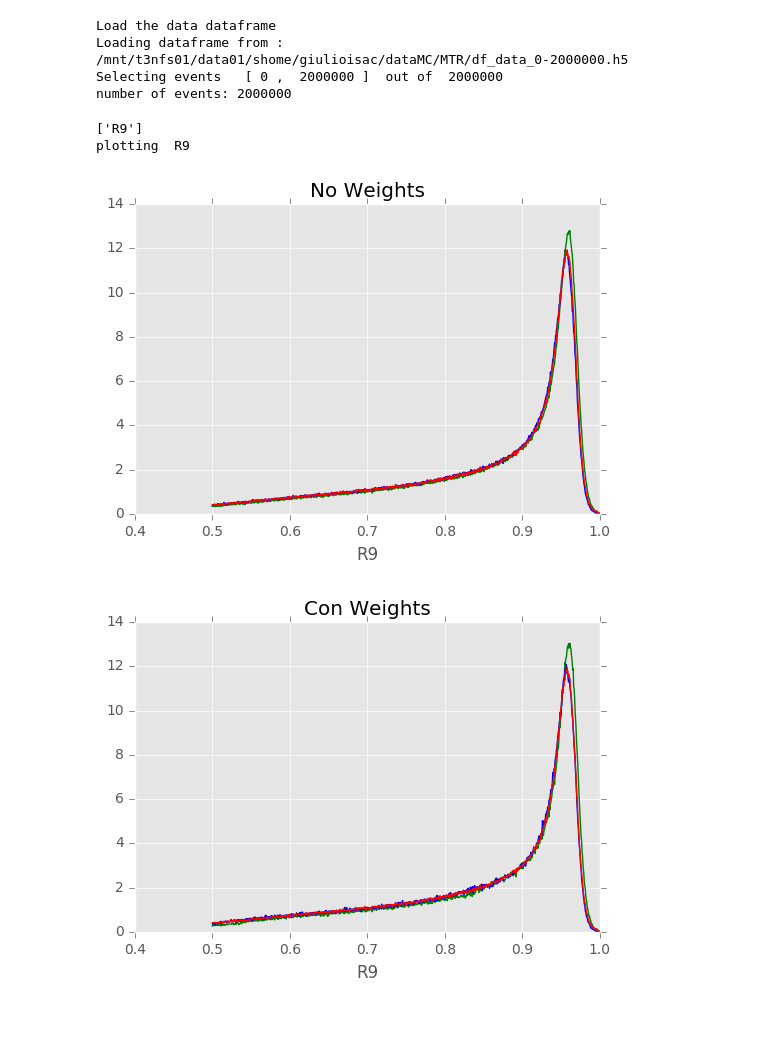
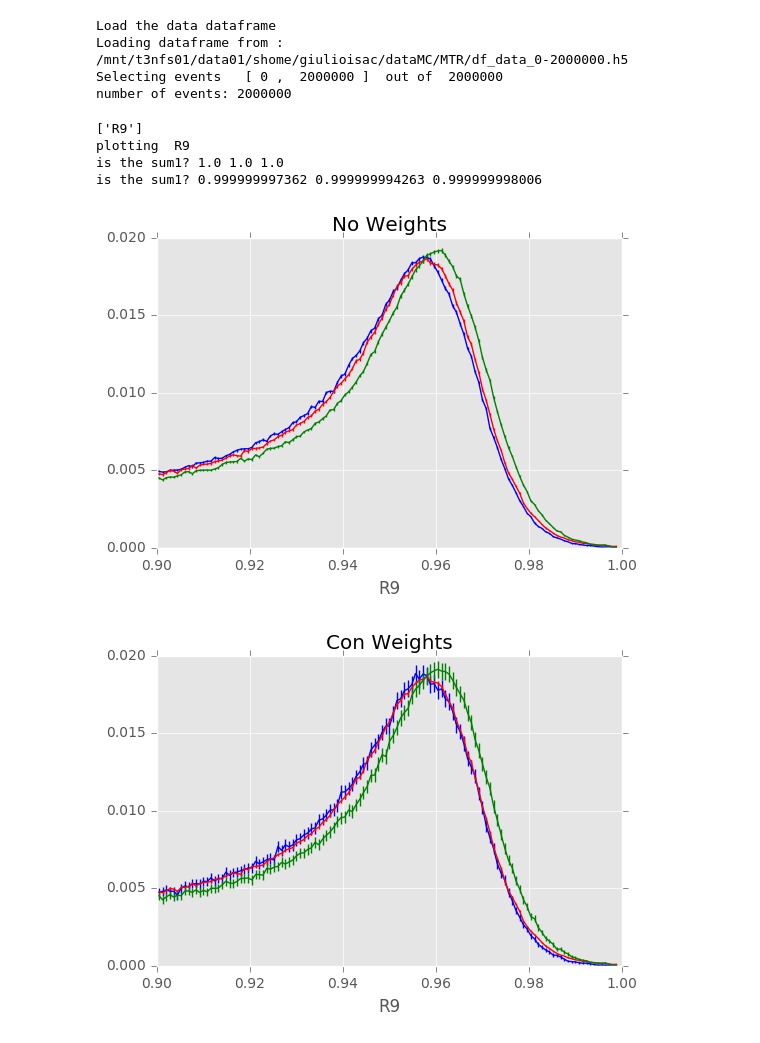
Before and after one commit to threiten/dataMC-1, a Jupyter notebook: MTR/TestCode02_WithAndWithoutWeightsEB+EE.ipynb, the cells around one changed output. Cells and saved outputs as stored; diff of their text form; code cells hidden in the pictures.

Commit message:
added errorbars

```diff
--- a/MTR/TestCode02_WithAndWithoutWeightsEB+EE.ipynb
+++ b/MTR/TestCode02_WithAndWithoutWeightsEB+EE.ipynb
@@ -100,7 +100,7 @@ for yvar in ylist:
     rv = []
     if yvar == "R9":
         rv  = np.arange(0.0,1.0,0.001)
-        rv2 = np.arange(0.5,1.0,0.0006)
+        rv2 = np.arange(0.9,1.0,0.0008)
         rv3 = np.arange(0.5,0.95,0.008)
 
     if yvar == "S4":
@@ -125,47 +125,91 @@ for yvar in ylist:
         rv = np.arange(-0.0002, 0.0002,0.0000001)
         rv2 = np.arange(-0.00005, 0.00005,0.0000001)
     if yvar == "PhoIso03":
         rv = np.arange(-0.05, 0.05,0.0005)
         rv2 = np.arange(0.1, 5.0,0.05)
     if yvar == "ChIso03":
         rv = np.arange(-0.05, 0.05,0.0005)
         rv2 = np.arange(0.1, 5.,0.05)
     if yvar == "ChIso03worst":
         rv = np.arange(-0.05, 0.05,0.0005)
         rv2 = np.arange(0.1, 5.0, 0.05)
 
     fig = plt.figure()
     ax = fig.add_subplot(111)
     ax.set_xlabel(yvar)
-    mc_bins, _edges = np.histogram(dfmc_NoWeights[yvar], rv2, normed = 1)
+
+    #compute histograms:
+    mc_bins, _edges = np.histogram(dfmc_NoWeights[yvar], rv2)
     edges = _edges[:len(_edges)-1]
-    plt.plot(edges,mc_bins,"g")
-    mccorr_bins, _edges = np.histogram(dfmc_NoWeights[yvarcorr], rv2, normed = 1)
+
+    mccorr_bins, _edges = np.histogram(dfmc_NoWeights[yvarcorr], rv2)
     edges = _edges[:len(_edges)-1]
-    plt.plot(edges  ,mccorr_bins,"b")
-    data_bins, _edges = np.histogram(dfdata[yvar], rv2, normed = 1)
+
+    data_bins, _edges = np.histogram(dfdata[yvar], rv2)
     edges = _edges[:len(_edges)-1]
-    plt.plot(edges  ,data_bins,"r")
+
+    #calculate error:
+    edges = _edges[:len(_edges)-1]
+    bincenters = 0.5*(_edges[1:]+_edges[:-1])
+    width      = 0
+    menStd     = np.sqrt(mc_bins)/float(np.sum(mc_bins))
+    menStdCorr     = np.sqrt(mccorr_bins)/float(np.sum(mccorr_bins))
+    menStddata     = np.sqrt(data_bins)/float(np.sum(data_bins))
+
+    #normallize it in height:
+    mccorr_bins=mccorr_bins/float(np.sum(mccorr_bins))
+    mc_bins=mc_bins/float(np.sum(mc_bins))
+    data_bins=data_bins/float(np.sum(data_bins))
+
+    #check that the sum is 1
+    print "is the sum1?",sum(mccorr_bins),sum(mc_bins),sum(data_bins)
+    #plot it
+    plt.errorbar(bincenters, mccorr_bins,yerr=menStdCorr,  color='b', capsize=0)
+    plt.errorbar(bincenters, data_bins, yerr=menStddata, color='r', capsize=0)
+    plt.errorbar(bincenters, mc_bins,yerr=menStd,  color='g',capsize=0)
+
     ax.set_title('No Weights')
 
     fig = plt.figure()
     ax = fig.add_subplot(111)
     ax.set_xlabel(yvar)
-    mc_bins, _edges = np.histogram(dfmc_ConWeights[yvar], rv2, normed = 1, weights=dfmc_ConWeights["weight"])
+    mc_bins, _edges = np.histogram(dfmc_ConWeights[yvar], rv2, weights=dfmc_ConWeights["weight"])
     edges = _edges[:len(_edges)-1]
-    plt.plot(edges,mc_bins,"g")
-    mccorr_bins, _edges = np.histogram(dfmc_ConWeights[yvarcorr], rv2, normed = 1, weights=dfmc_ConWeights["weight"])
+
+    mccorr_bins, _edges = np.histogram(dfmc_ConWeights[yvarcorr], rv2,weights=dfmc_ConWeights["weight"])
     edges = _edges[:len(_edges)-1]
-    plt.plot(edges  ,mccorr_bins,"b")
-    data_bins, _edges = np.histogram(dfdata[yvar], rv2, normed = 1,weights=dfdata["weight"])
+
+    data_bins, _edges = np.histogram(dfdata[yvar], rv2,weights=dfdata["weight"])
     edges = _edges[:len(_edges)-1]
-    plt.plot(edges  ,data_bins,"r")
+
+
+    #calculate error -multiply by 0.1 weights?-
+    edges = _edges[:len(_edges)-1]
+    bincenters = 0.5*(_edges[1:]+_edges[:-1])
+    width      = 0
+    menStd     = np.sqrt(mc_bins)/float(np.sum(mc_bins))
+    menStdCorr     = np.sqrt(mccorr_bins)/float(np.sum(mccorr_bins))
+    menStddata     = np.sqrt(data_bins)/float(np.sum(data_bins))
+
+    #normallize it in height:
+    mccorr_bins=mccorr_bins/float(np.sum(mccorr_bins))
+    mc_bins=mc_bins/float(np.sum(mc_bins))
+    data_bins=data_bins/float(np.sum(data_bins))
+
+    #check that the sum is 1
+    print "is the sum1?",sum(mccorr_bins),sum(mc_bins),sum(data_bins)
+    #plot it
+    plt.errorbar(bincenters, mccorr_bins,yerr=menStdCorr,  color='b', capsize=0)
+    plt.errorbar(bincenters, data_bins, yerr=menStddata, color='r', capsize=0)
+    plt.errorbar(bincenters, mc_bins,yerr=menStd,  color='g',capsize=0)
     ax.set_title('Con Weights')
 # %% [output]
 ['R9']
 plotting  R9
+is the sum1? 1.0 1.0 1.0
+is the sum1? 0.999999997362 0.999999994263 0.999999998006
-[figure, old version]
+[figure, new version]
-[figure, old version]
+[figure, new version]
 # %%
 #ratio plots
 print ylist
```
Also changed, not shown: parts of 3 cells of this notebook, 5 other files.
